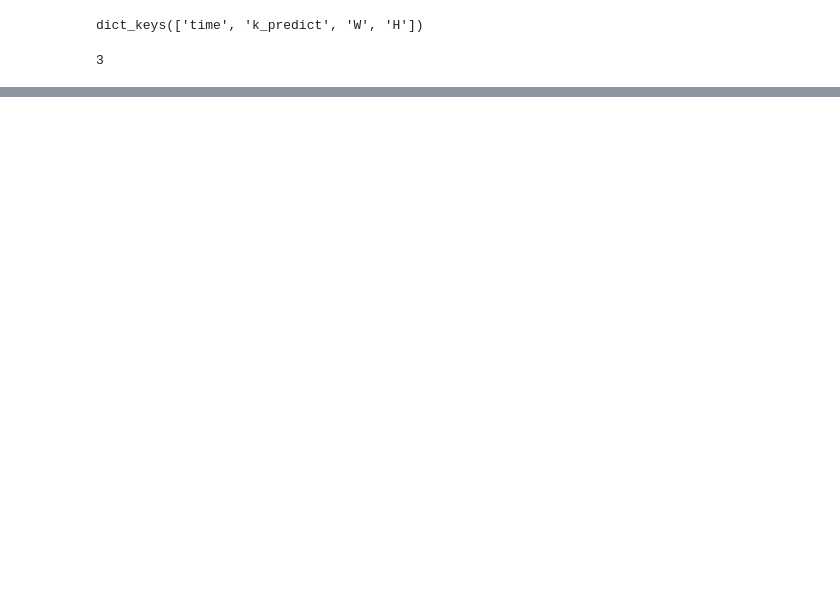
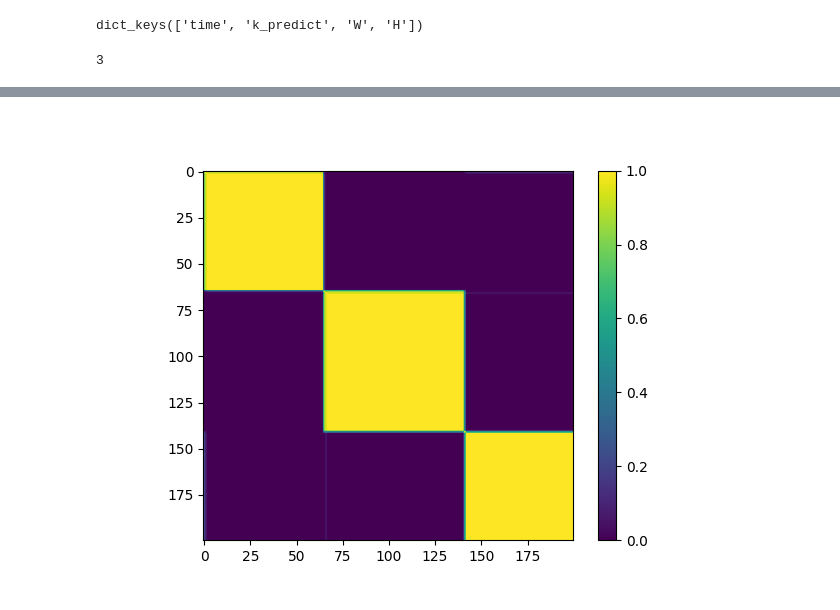
Before and after one commit to lanl/T-ELF, a Jupyter notebook: examples/NMFk/NMFk.ipynb, the cells around one changed output, grey strips where cells are left out. Saved outputs shown, nothing was run; the diff lists cells and outputs as text; code cells hidden in the pictures; blank space fills up the shorter version.

```diff
--- a/examples/NMFk/NMFk.ipynb
+++ b/examples/NMFk/NMFk.ipynb
@@ -79,0 +85,5 @@ results["k_predict"]
+# %%
+from IPython.display import Image
+Image(filename=f'{model.save_path_full}/k_3_con_mat.png')
+# %% [output]
+[figure, added]
```
Also changed, not shown: parts of 3 cells of this notebook, 2 other files.
